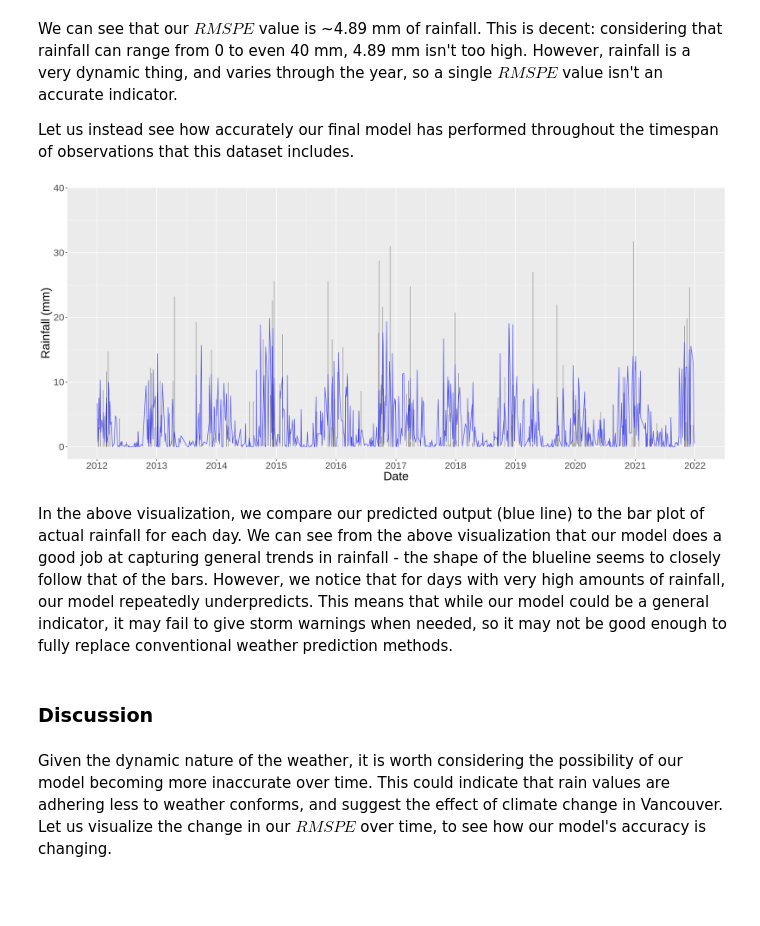
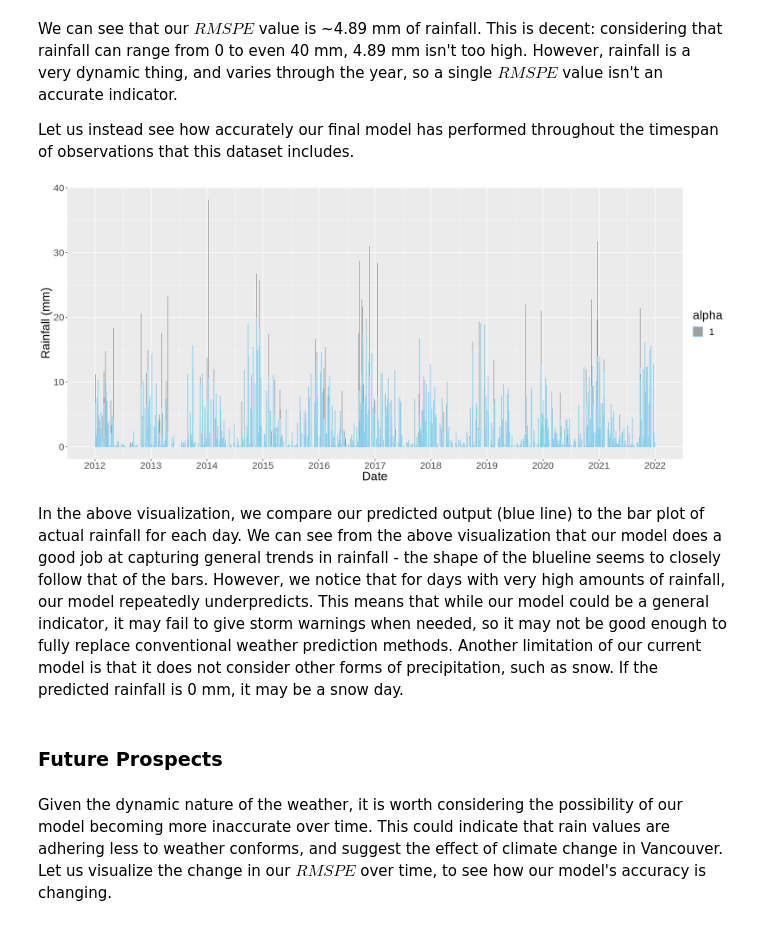
Before and after one commit to taimagher/Weather-Stats-Report, a Jupyter notebook: group78_report.ipynb, the cells around one changed output. Cells and saved outputs as stored; diff of their text form; code cells hidden in the pictures; blank space fills up the shorter version.

```diff
--- a/group78_report.ipynb
+++ b/group78_report.ipynb
@@ -349,19 +349,20 @@ Let us instead see how accurately our final model has performed throughout the t
 # %%
 options(repr.plot.width = 16, repr.plot.height = 7)
 
-rain_pred_plot <- ggplot(rain_pred, aes(x = date, y = rain)) +
-                        geom_bar(stat = "identity") +
-                        geom_line(data = rain_pred, aes(x = date, y = .pred), color = "blue", alpha = 0.6) +
-                        labs(x = "Date", y = "Rainfall (mm)") +
+rain_pred_plot <- ggplot(rain_pred) +
+                        geom_bar(stat = "identity", aes(x = date, y = rain)) +
+                        #geom_point(data = rain_pred, aes(x = date, y = .pred), color = "skyblue") +
+                        geom_bar(stat = 'identity', aes(x = date, y = .pred, alpha = 1), color = "skyblue") +
+                        labs(x = "Date", y = "Rainfall (mm)", color = c("Predicted", "Actual")) +
                         scale_x_date(date_labels = "%Y", date_breaks = "1 year") +
                         theme(text = element_text(size = 20))
 rain_pred_plot
 # %% [output]
-[figure, old version]
+[figure, new version]
 # %% [markdown]
-In the above visualization, we compare our predicted output (blue line) to the bar plot of actual rainfall for each day. We can see from the above visualization that our model does a good job at capturing general trends in rainfall - the shape of the blueline seems to closely follow that of the bars. However, we notice that for days with very high amounts of rainfall, our model repeatedly underpredicts. This means that while our model could be a general indicator, it may fail to give storm warnings when needed, so it may not be good enough to fully replace conventional weather prediction methods.
+In the above visualization, we compare our predicted output (blue line) to the bar plot of actual rainfall for each day. We can see from the above visualization that our model does a good job at capturing general trends in rainfall - the shape of the blueline seems to closely follow that of the bars. However, we notice that for days with very high amounts of rainfall, our model repeatedly underpredicts. This means that while our model could be a general indicator, it may fail to give storm warnings when needed, so it may not be good enough to fully replace conventional weather prediction methods. Another limitation of our current model is that it does not consider other forms of precipitation, such as snow. If the predicted rainfall is 0 mm, it may be a snow day.
 # %% [markdown]
-### Discussion
+### Future Prospects
 # %% [markdown]
 Given the dynamic nature of the weather, it is worth considering the possibility of our model becoming more inaccurate over time. This could indicate that rain values are adhering less to weather conforms, and suggest the effect of climate change in Vancouver. Let us visualize the change in our $RMSPE$ over time, to see how our model's accuracy is changing.
 # %%
```
